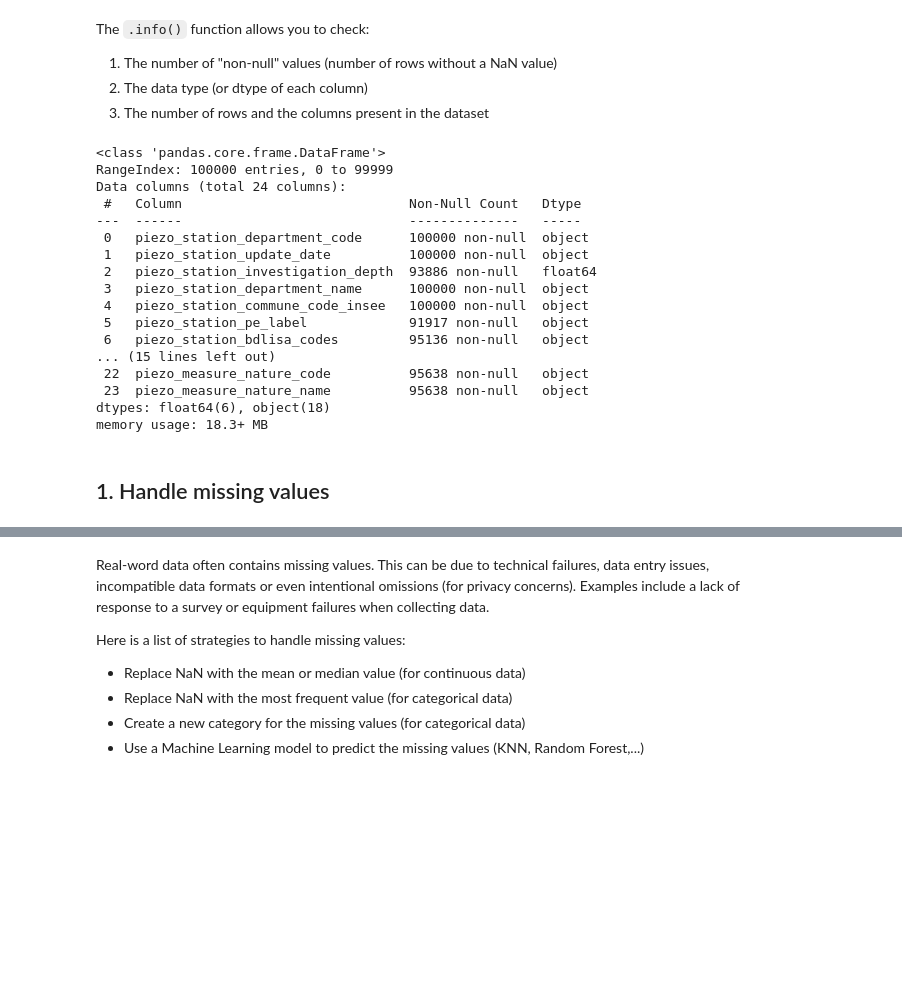
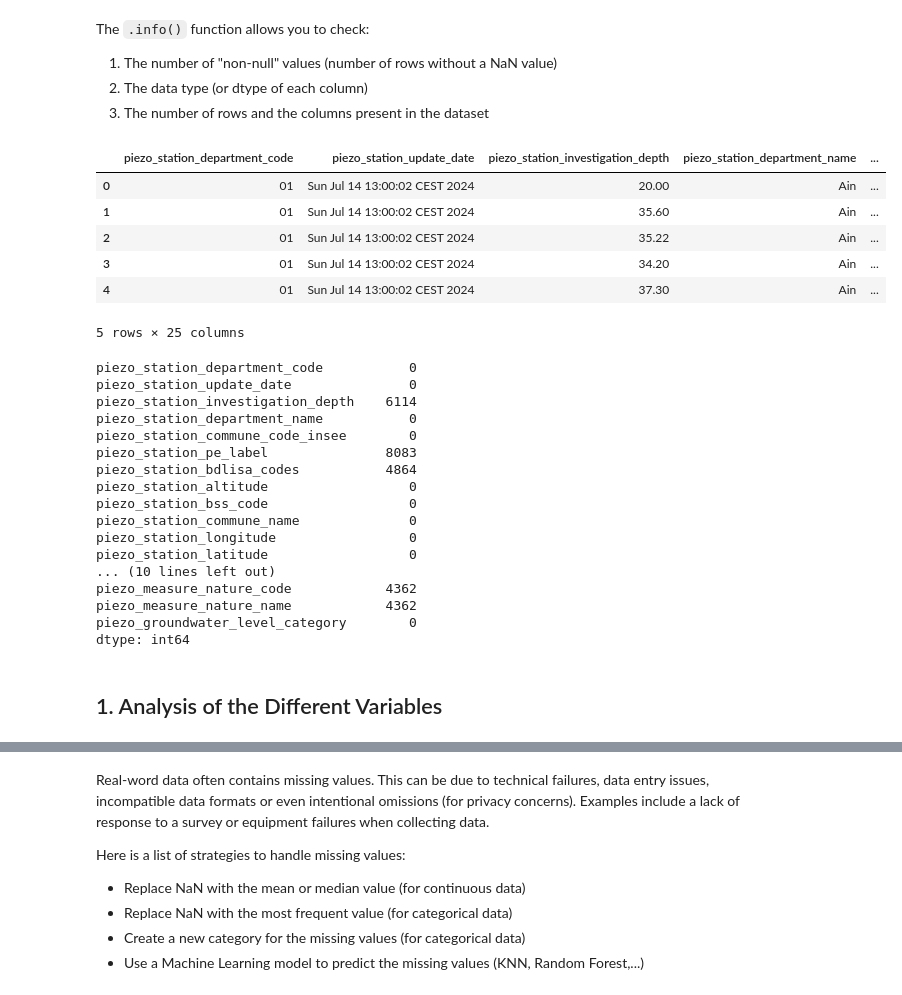
Before and after one commit to moranenzo/H-ckaton, a Jupyter notebook: data-cleaner-piezo.ipynb, the cells around one changed output, grey strips where cells are left out. Cells and saved outputs as stored; diff of their text form; code cells hidden in the pictures; blank space fills up the shorter version.

```diff
--- a/data-cleaner-piezo.ipynb
+++ b/data-cleaner-piezo.ipynb
@@ -14,15 +38,9 @@ import seaborn as sns
 from utils import *
 # %%
-var = "piezo_groundwater_level_category"
-
-df_train = pd.read_csv('X_train.csv', nrows=100000)
-df_test = pd.read_csv('X_test.csv', nrows=100000)
-
-# Splitting into X and y variables
-X_train = df_train.drop(var, axis=1)
-y_train = df_train[var]
+df_train = pd.read_csv('X_train_Hi5.csv', nrows=100000)
+df_test = pd.read_csv('X_test_Hi5.csv', nrows=100000)
 # %%
-df = X_train.filter(regex='^piezo')
+df = df_train.filter(regex='^piezo')
 # %%
 # Affichage des noms des variables
 variables = df.columns.tolist()
@@ -33,24 +51,35 @@ The `.info()` function allows you to check:
 2. The data type (or dtype of each column)
 3. The number of rows and the columns present in the dataset
 # %%
-df.info()
+df.head()
 # %% [output]
+|  | piezo_station_department_code | piezo_station_update_date | piezo_station_investigation_depth | piezo_station_department_name | ... |
+| 0 | 01 | Sun Jul 14 13:00:02 CEST 2024 | 20.00 | Ain | ... |
+| 1 | 01 | Sun Jul 14 13:00:02 CEST 2024 | 35.60 | Ain | ... |
+| 2 | 01 | Sun Jul 14 13:00:02 CEST 2024 | 35.22 | Ain | ... |
+| 3 | 01 | Sun Jul 14 13:00:02 CEST 2024 | 34.20 | Ain | ... |
+| 4 | 01 | Sun Jul 14 13:00:02 CEST 2024 | 37.30 | Ain | ... |
-<class 'pandas.core.frame.DataFrame'>
-RangeIndex: 100000 entries, 0 to 99999
-Data columns (total 24 columns):
- #   Column                             Non-Null Count   Dtype
----  ------                             --------------   -----
- 0   piezo_station_department_code      100000 non-null  object
- 1   piezo_station_update_date          100000 non-null  object
- 2   piezo_station_investigation_depth  93886 non-null   float64
- 3   piezo_station_department_name      100000 non-null  object
- 4   piezo_station_commune_code_insee   100000 non-null  object
- 5   piezo_station_pe_label             91917 non-null   object
- 6   piezo_station_bdlisa_codes         95136 non-null   object
-... (15 lines left out)
- 22  piezo_measure_nature_code          95638 non-null   object
- 23  piezo_measure_nature_name          95638 non-null   object
-dtypes: float64(6), object(18)
-memory usage: 18.3+ MB
+5 rows × 25 columns
-# %% [markdown]
-## 1. Handle missing values
+# %%
+df.isnull().sum()
+#for col, count in temp.items():
+# %% [output]
+piezo_station_department_code           0
+piezo_station_update_date               0
+piezo_station_investigation_depth    6114
+piezo_station_department_name           0
+piezo_station_commune_code_insee        0
+piezo_station_pe_label               8083
+piezo_station_bdlisa_codes           4864
+piezo_station_altitude                  0
+piezo_station_bss_code                  0
+piezo_station_commune_name              0
+piezo_station_longitude                 0
+piezo_station_latitude                  0
+... (10 lines left out)
+piezo_measure_nature_code            4362
+piezo_measure_nature_name            4362
+piezo_groundwater_level_category        0
+dtype: int64
+# %% [markdown]
+## 1. Analysis of the Different Variables
```
Also changed, not shown: parts of 49 cells of this notebook, 1 other file.
